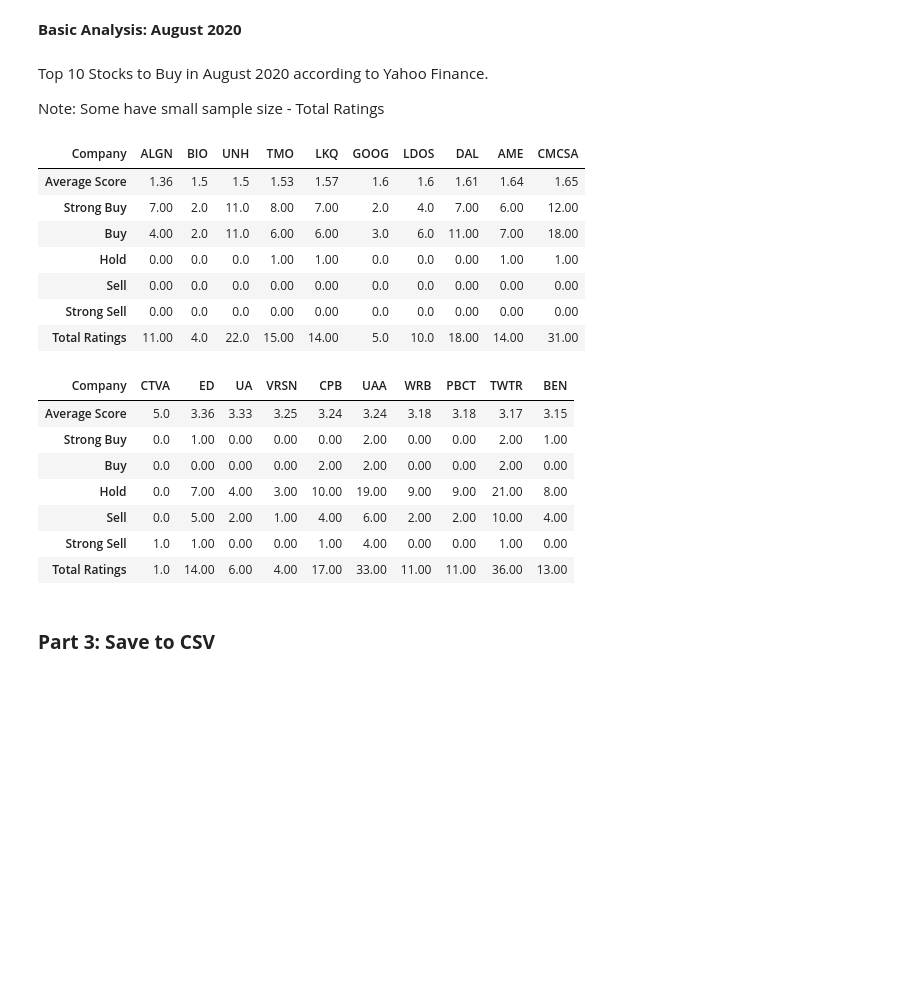
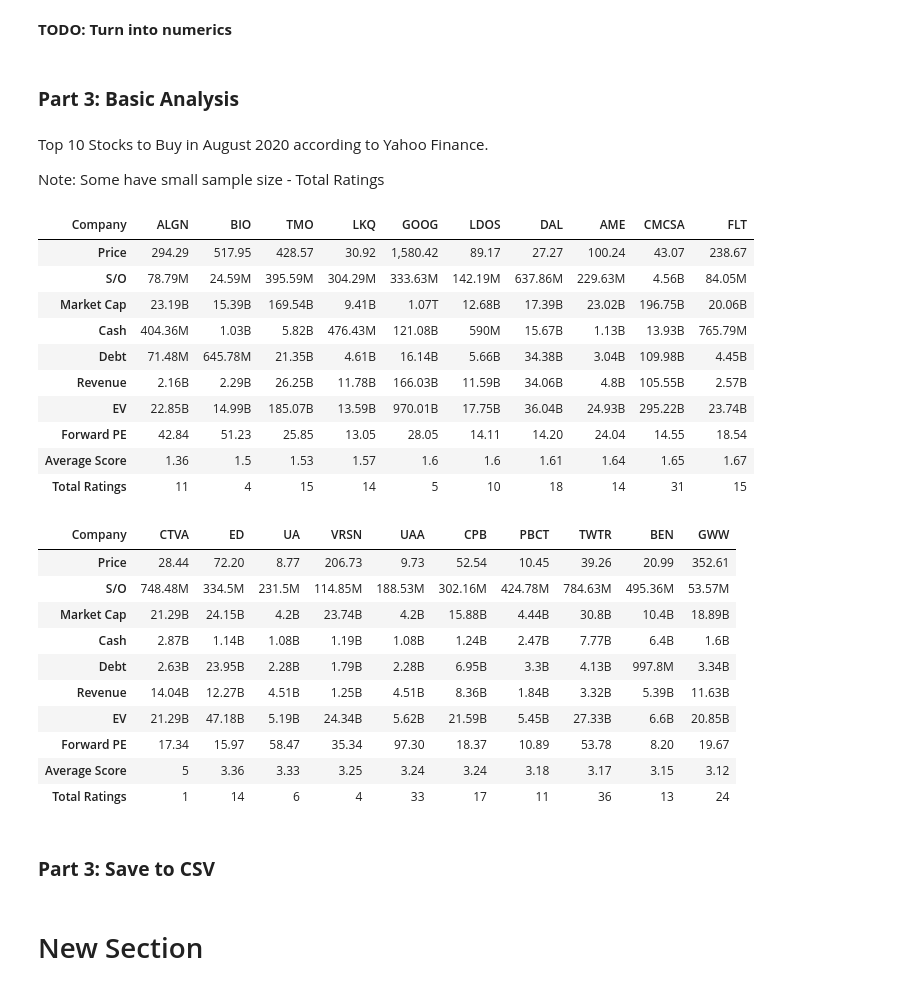
Before and after one commit to jonathannocek/yahoo-finance-stocks, a Jupyter notebook: src/yahoo_stocks.ipynb, the cells around one changed output. Saved outputs shown, nothing was run; the diff lists cells and outputs as text; code cells hidden in the pictures; blank space fills up the shorter version.

```diff
--- a/src/yahoo_stocks.ipynb
+++ b/src/yahoo_stocks.ipynb
@@ -86,5 +93,5 @@ df.head().transpose()
 # %%
-data = []
+ratings = []
 
 for ticker in SP_500_TICKERS:
     # Get url and make request
@@ -95,7 +102,7 @@ for ticker in SP_500_TICKERS:
     try:
       # returns true if status_code less than 400
       if not response.ok:
-        row = [ticker, None, None, None, None, None, None, None]
+        row = [ticker, None, None]
 
       # Parse Response
       results_json = response_json['quoteSummary']['result'][0]
@@ -113,13 +120,13 @@ for ticker in SP_500_TICKERS:
       total_score = current_month['strongBuy'] * 1 + current_month['buy'] * 2 + current_month['hold'] * 3 + current_month['sell'] * 4 + current_month['strongSell'] * 5
       average_score = round(total_score / total_ratings, 2)
 
-      row = [ticker, average_score, strong_buy, buy, hold, sell, strong_sell, total_ratings]
-      data.append(row)
+      row = [ticker, average_score, total_ratings]
+      ratings.append(row)
 
     except Exception as e:
-      row = [ticker, None, None, None, None, None, None, None]
+      row = [ticker, None, None]
 
 # Create dataframe and insert data
-my_columns = ['Company', 'Average Score', 'Strong Buy', 'Buy', "Hold", 'Sell', 'Strong Sell', 'Total Ratings']
-df_current_month = pd.DataFrame(data, columns=my_columns)
-df_current_month = df_current_month.set_index('Company')
+my_columns = ['Company', 'Average Score', 'Total Ratings']
+df2 = pd.DataFrame(ratings, columns=my_columns)
+df2 = df2.set_index('Company')
@@ -138,0 +153,5 @@ df_current_month.transpose()
+# %%
+df_new = df.copy()
+df_new['Average Score'] = df2['Average Score']
+df_new['Total Ratings'] = df2['Total Ratings']
+df_new.head(10).transpose()
@@ -138,0 +198,2 @@ df_current_month.transpose()
+# %%
+df_clean = df_new.dropna()
@@ -139,33 +226,43 @@ df_current_month.transpose()
+# %% [markdown]
+**TODO: Turn into numerics**
+# %%
+df_final = df_clean.copy()
 # %% [markdown]
-**Basic Analysis: August 2020**
+### **Part 3: Basic Analysis**
 # %% [markdown]
 Top 10 Stocks to Buy in August 2020 according to Yahoo Finance.
 
 Note: Some have small sample size - Total Ratings
 # %%
 # Get 10 stocks with the best ratings
-df_current_month.sort_values(by="Average Score").head(10).transpose()
+df_final.sort_values(by="Average Score").head(10).transpose()
 # %% [output]
-| Company | ALGN | BIO | UNH | TMO | LKQ | GOOG | LDOS | DAL | AME | CMCSA |
-| Average Score | 1.36 | 1.5 | 1.5 | 1.53 | 1.57 | 1.6 | 1.6 | 1.61 | 1.64 | 1.65 |
-| Strong Buy | 7.00 | 2.0 | 11.0 | 8.00 | 7.00 | 2.0 | 4.0 | 7.00 | 6.00 | 12.00 |
-| Buy | 4.00 | 2.0 | 11.0 | 6.00 | 6.00 | 3.0 | 6.0 | 11.00 | 7.00 | 18.00 |
-| Hold | 0.00 | 0.0 | 0.0 | 1.00 | 1.00 | 0.0 | 0.0 | 0.00 | 1.00 | 1.00 |
-| Sell | 0.00 | 0.0 | 0.0 | 0.00 | 0.00 | 0.0 | 0.0 | 0.00 | 0.00 | 0.00 |
-| Strong Sell | 0.00 | 0.0 | 0.0 | 0.00 | 0.00 | 0.0 | 0.0 | 0.00 | 0.00 | 0.00 |
-| Total Ratings | 11.00 | 4.0 | 22.0 | 15.00 | 14.00 | 5.0 | 10.0 | 18.00 | 14.00 | 31.00 |
+| Company | ALGN | BIO | TMO | LKQ | GOOG | LDOS | DAL | AME | CMCSA | FLT |
+| Price | 294.29 | 517.95 | 428.57 | 30.92 | 1,580.42 | 89.17 | 27.27 | 100.24 | 43.07 | 238.67 |
+| S/O | 78.79M | 24.59M | 395.59M | 304.29M | 333.63M | 142.19M | 637.86M | 229.63M | 4.56B | 84.05M |
+| Market Cap | 23.19B | 15.39B | 169.54B | 9.41B | 1.07T | 12.68B | 17.39B | 23.02B | 196.75B | 20.06B |
+| Cash | 404.36M | 1.03B | 5.82B | 476.43M | 121.08B | 590M | 15.67B | 1.13B | 13.93B | 765.79M |
+| Debt | 71.48M | 645.78M | 21.35B | 4.61B | 16.14B | 5.66B | 34.38B | 3.04B | 109.98B | 4.45B |
+| Revenue | 2.16B | 2.29B | 26.25B | 11.78B | 166.03B | 11.59B | 34.06B | 4.8B | 105.55B | 2.57B |
+| EV | 22.85B | 14.99B | 185.07B | 13.59B | 970.01B | 17.75B | 36.04B | 24.93B | 295.22B | 23.74B |
+| Forward PE | 42.84 | 51.23 | 25.85 | 13.05 | 28.05 | 14.11 | 14.20 | 24.04 | 14.55 | 18.54 |
+| Average Score | 1.36 | 1.5 | 1.53 | 1.57 | 1.6 | 1.6 | 1.61 | 1.64 | 1.65 | 1.67 |
+| Total Ratings | 11 | 4 | 15 | 14 | 5 | 10 | 18 | 14 | 31 | 15 |
 # %%
 # Get 10 stocks with the worst ratings
-df_current_month.sort_values(by="Average Score", ascending=False).head(10).transpose()
+df_final.sort_values(by="Average Score", ascending=False).head(10).transpose()
 # %% [output]
-| Company | CTVA | ED | UA | VRSN | CPB | UAA | WRB | PBCT | TWTR | BEN |
-| Average Score | 5.0 | 3.36 | 3.33 | 3.25 | 3.24 | 3.24 | 3.18 | 3.18 | 3.17 | 3.15 |
-| Strong Buy | 0.0 | 1.00 | 0.00 | 0.00 | 0.00 | 2.00 | 0.00 | 0.00 | 2.00 | 1.00 |
-| Buy | 0.0 | 0.00 | 0.00 | 0.00 | 2.00 | 2.00 | 0.00 | 0.00 | 2.00 | 0.00 |
-| Hold | 0.0 | 7.00 | 4.00 | 3.00 | 10.00 | 19.00 | 9.00 | 9.00 | 21.00 | 8.00 |
-| Sell | 0.0 | 5.00 | 2.00 | 1.00 | 4.00 | 6.00 | 2.00 | 2.00 | 10.00 | 4.00 |
-| Strong Sell | 1.0 | 1.00 | 0.00 | 0.00 | 1.00 | 4.00 | 0.00 | 0.00 | 1.00 | 0.00 |
-| Total Ratings | 1.0 | 14.00 | 6.00 | 4.00 | 17.00 | 33.00 | 11.00 | 11.00 | 36.00 | 13.00 |
+| Company | CTVA | ED | UA | VRSN | UAA | CPB | PBCT | TWTR | BEN | GWW |
+| Price | 28.44 | 72.20 | 8.77 | 206.73 | 9.73 | 52.54 | 10.45 | 39.26 | 20.99 | 352.61 |
+| S/O | 748.48M | 334.5M | 231.5M | 114.85M | 188.53M | 302.16M | 424.78M | 784.63M | 495.36M | 53.57M |
+| Market Cap | 21.29B | 24.15B | 4.2B | 23.74B | 4.2B | 15.88B | 4.44B | 30.8B | 10.4B | 18.89B |
+| Cash | 2.87B | 1.14B | 1.08B | 1.19B | 1.08B | 1.24B | 2.47B | 7.77B | 6.4B | 1.6B |
+| Debt | 2.63B | 23.95B | 2.28B | 1.79B | 2.28B | 6.95B | 3.3B | 4.13B | 997.8M | 3.34B |
+| Revenue | 14.04B | 12.27B | 4.51B | 1.25B | 4.51B | 8.36B | 1.84B | 3.32B | 5.39B | 11.63B |
+| EV | 21.29B | 47.18B | 5.19B | 24.34B | 5.62B | 21.59B | 5.45B | 27.33B | 6.6B | 20.85B |
+| Forward PE | 17.34 | 15.97 | 58.47 | 35.34 | 97.30 | 18.37 | 10.89 | 53.78 | 8.20 | 19.67 |
+| Average Score | 5 | 3.36 | 3.33 | 3.25 | 3.24 | 3.24 | 3.18 | 3.17 | 3.15 | 3.12 |
+| Total Ratings | 1 | 14 | 6 | 4 | 33 | 17 | 11 | 36 | 13 | 24 |
 # %% [markdown]
 ### **Part 3: Save to CSV**
 # %%
@@ -173,3 +270,5 @@ df_current_month.sort_values(by="Average Score", ascending=False).head(10).trans
 now = datetime.datetime.now()
 df.to_csv(f"yahoo_stock_data_{now.year}_{now.month}_{now.day}_old.csv")
 df_current_month.to_csv(f"yahoo_stock_data_{now.year}_{now.month}_{now.day}_current.csv")
+# %% [markdown]
+# New Section
```
Also changed, not shown: parts of 20 cells of this notebook.
